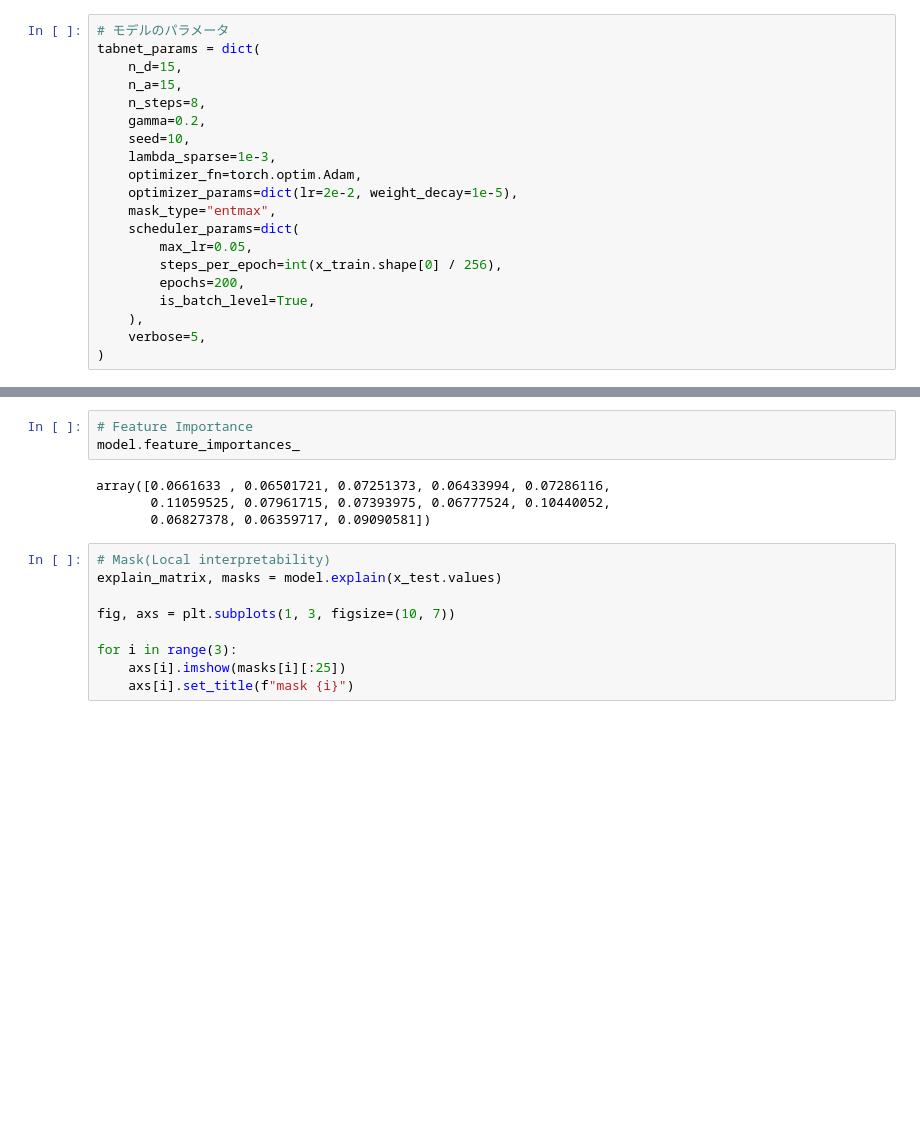
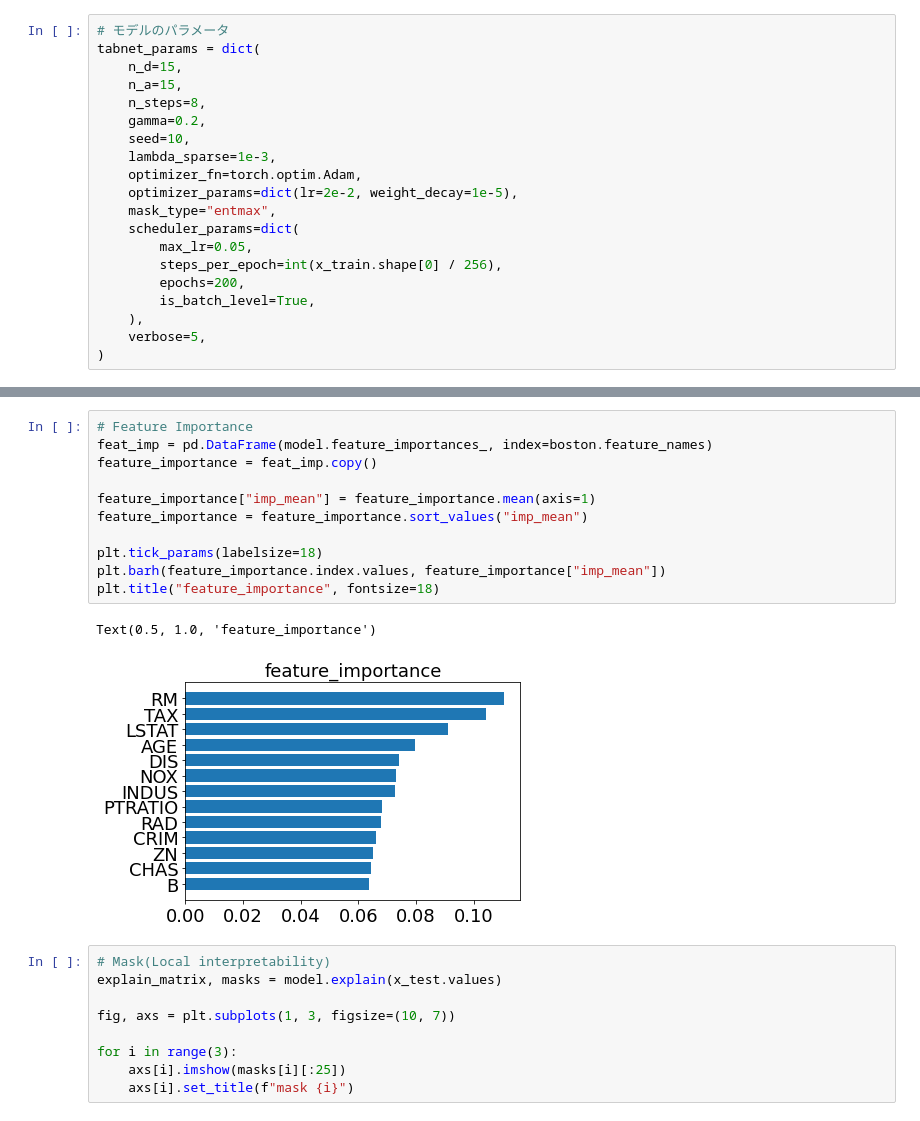
Before and after one commit to ykato27/Regression-Models, a Jupyter notebook: notebooks/TabNet/TabNet.ipynb, the cells around one changed output, grey strips where cells are left out. Drawn from its saved outputs; the diff is of its cells as text; blank space fills up the shorter version.

```diff
--- a/notebooks/TabNet/TabNet.ipynb
+++ b/notebooks/TabNet/TabNet.ipynb
@@ -148,12 +148,19 @@ epoch 195| loss: 0.96399 | val_0_mae: 1.84712 |  0:04:01s
 Stop training because you reached max_epochs = 200 with best_epoch = 177 and best_val_0_mae = 1.71657
 Best weights from best epoch are automatically used!
-# %%
-# Feature Importance
-model.feature_importances_
-# %% [output]
-array([0.0661633 , 0.06501721, 0.07251373, 0.06433994, 0.07286116,
-       0.11059525, 0.07961715, 0.07393975, 0.06777524, 0.10440052,
-       0.06827378, 0.06359717, 0.09090581])
+# %%
+# Feature Importance
+feat_imp = pd.DataFrame(model.feature_importances_, index=boston.feature_names)
+feature_importance = feat_imp.copy()
+
+feature_importance["imp_mean"] = feature_importance.mean(axis=1)
+feature_importance = feature_importance.sort_values("imp_mean")
+
+plt.tick_params(labelsize=18)
+plt.barh(feature_importance.index.values, feature_importance["imp_mean"])
+plt.title("feature_importance", fontsize=18)
+# %% [output]
+Text(0.5, 1.0, 'feature_importance')
+[figure, added]
 # %%
 # Mask(Local interpretability)
 explain_matrix, masks = model.explain(x_test.values)
```
Also changed, not shown: parts of 1 cell of this notebook, 1 other file.
